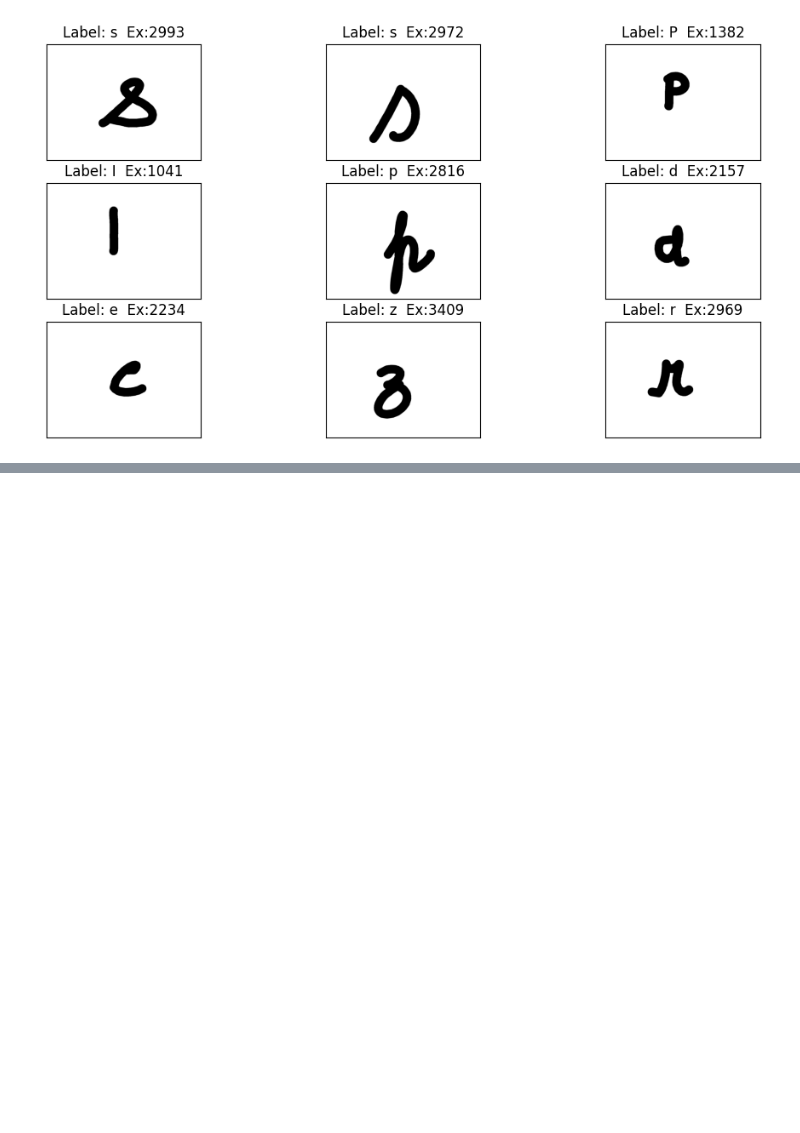
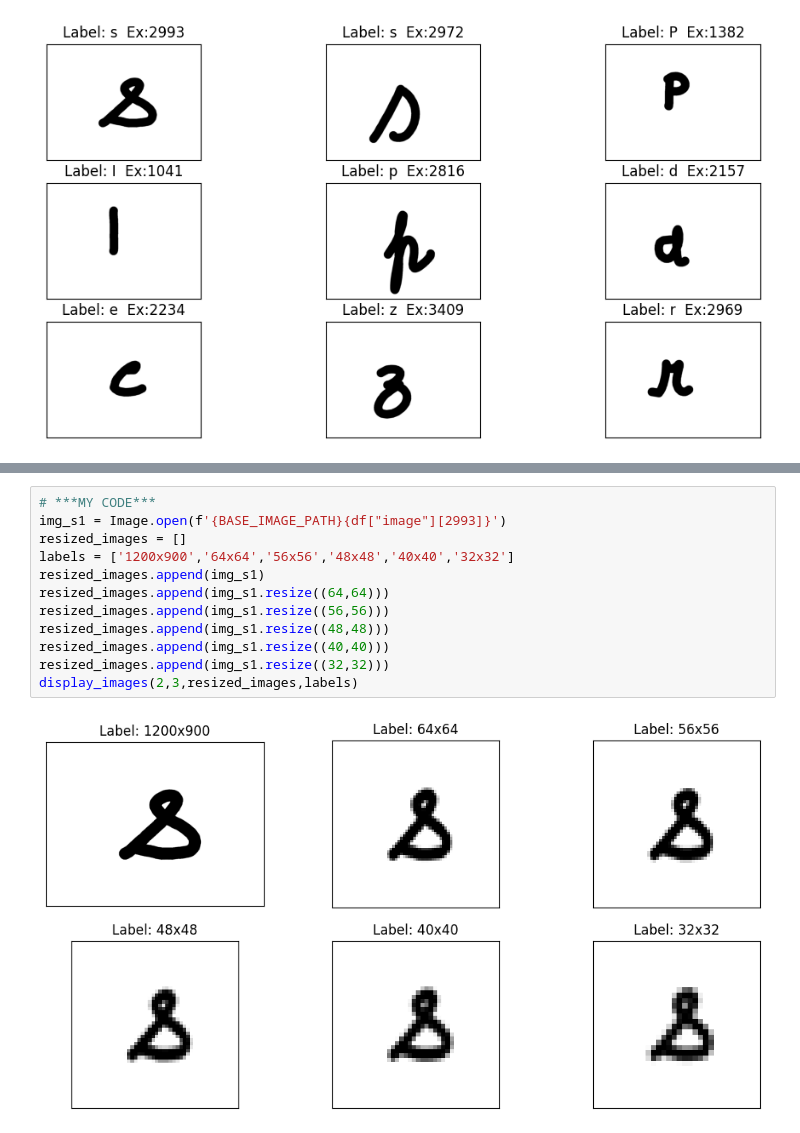
Before and after one commit to hemmerlinaj20/Project1_Phase1, a Jupyter notebook: research.ipynb, the cells around one changed output, grey strips where cells are left out. Cells and saved outputs as stored; diff of their text form; blank space fills up the shorter version.

```diff
--- a/research.ipynb
+++ b/research.ipynb
@@ -130,0 +167,14 @@ display_images(3, 3, [Image.open(f'{BASE_IMAGE_PATH}{df["image"][ex]}') for ex i
+# %%
+# ***MY CODE***
+img_s1 = Image.open(f'{BASE_IMAGE_PATH}{df["image"][2993]}')
+resized_images = []
+labels = ['1200x900','64x64','56x56','48x48','40x40','32x32']
+resized_images.append(img_s1)
+resized_images.append(img_s1.resize((64,64)))
+resized_images.append(img_s1.resize((56,56)))
+resized_images.append(img_s1.resize((48,48)))
+resized_images.append(img_s1.resize((40,40)))
+resized_images.append(img_s1.resize((32,32)))
+display_images(2,3,resized_images,labels)
+# %% [output]
+[figure, added]
```
Also changed, not shown: parts of 16 cells of this notebook.
